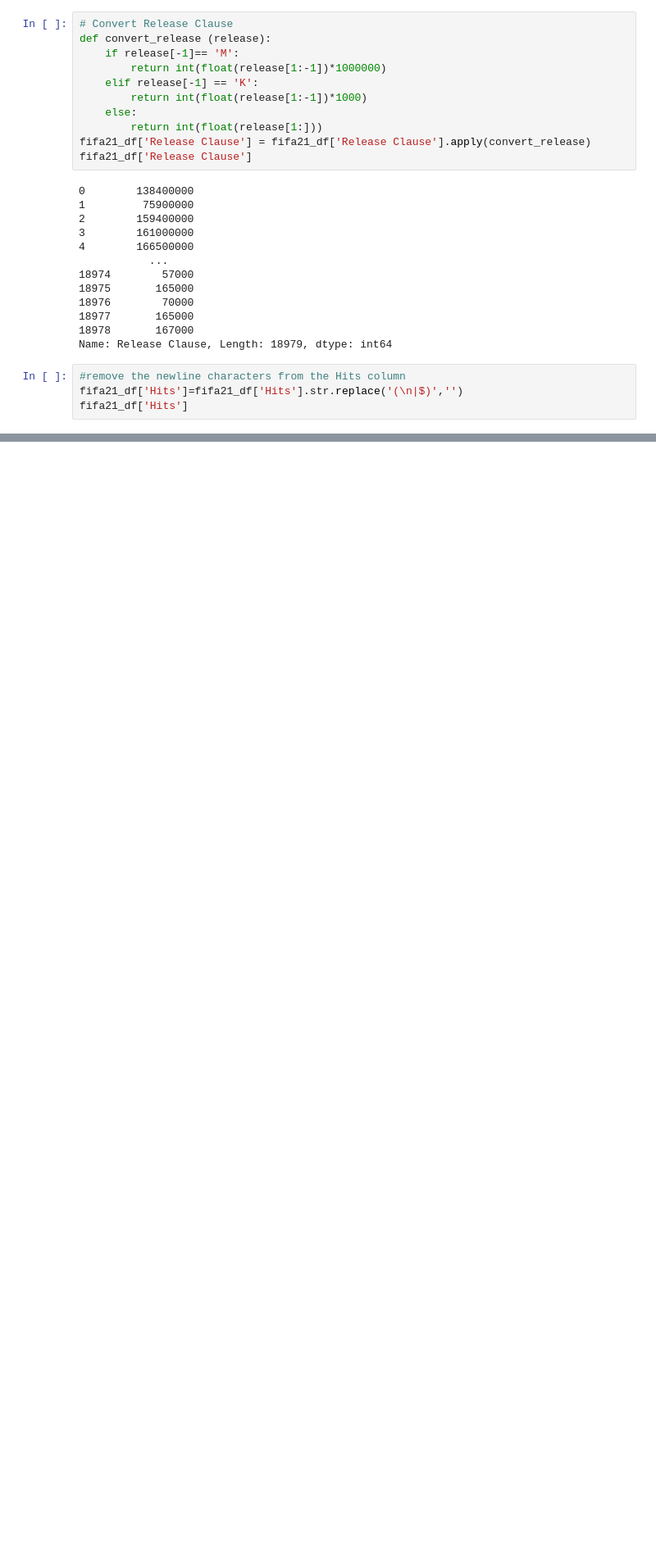
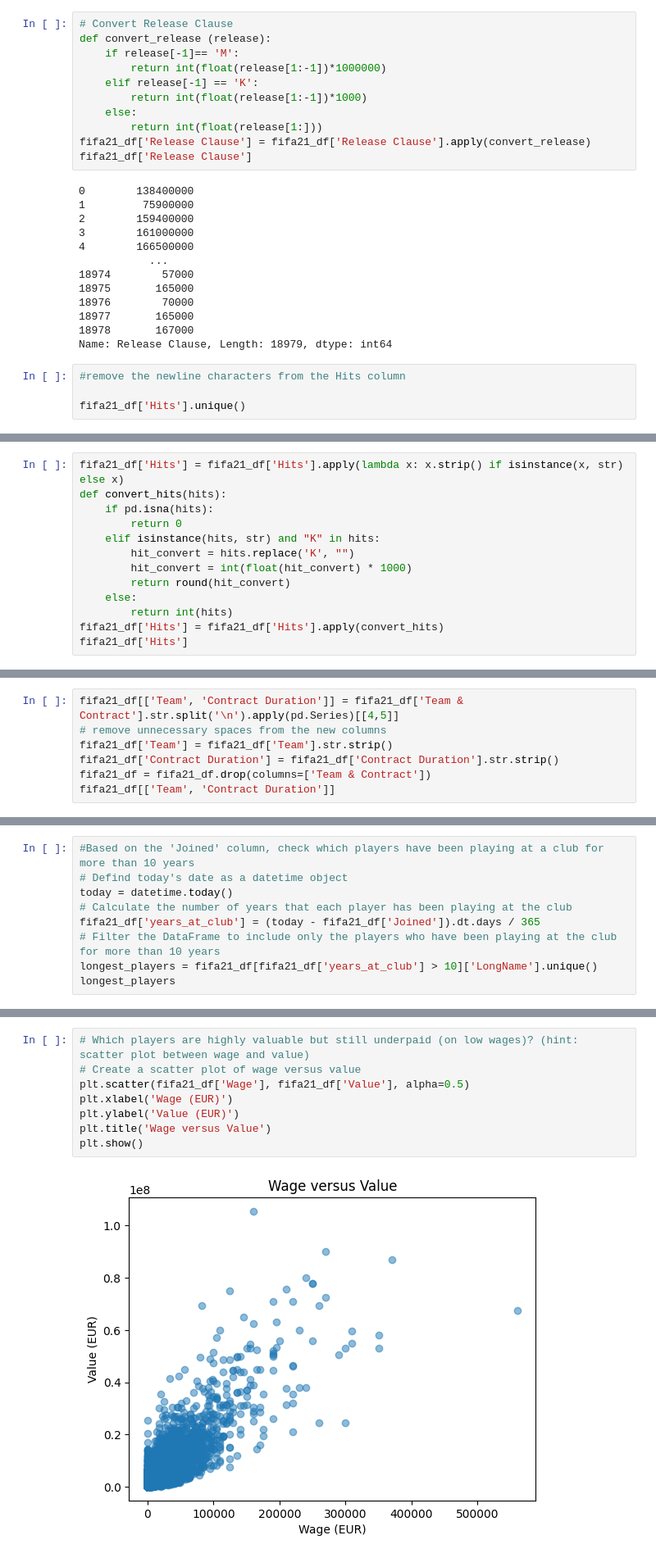
Before and after one commit to Lehuyen2528/Project, a Jupyter notebook: FIFA 21 Players/FIFA_21_Players.ipynb, the cells around one changed output, grey strips where cells are left out. Shown: that part at 82% size. Cells and saved outputs as stored; diff of their text form; blank space fills up the shorter version.

```diff
--- a/FIFA 21 Players/FIFA_21_Players.ipynb
+++ b/FIFA 21 Players/FIFA_21_Players.ipynb
@@ -293,6 +304,6 @@ fifa21_df['Release Clause']
 Name: Release Clause, Length: 18979, dtype: int64
 # %%
 #remove the newline characters from the Hits column
-fifa21_df['Hits']=fifa21_df['Hits'].str.replace('(\n|$)','')
-fifa21_df['Hits']
+
+fifa21_df['Hits'].unique()
 # %% [output]
@@ -310,0 +327,13 @@ Name: Hits, Length: 18979, dtype: object
+# %%
+fifa21_df['Hits'] = fifa21_df['Hits'].apply(lambda x: x.strip() if isinstance(x, str) else x)
+def convert_hits(hits):
+    if pd.isna(hits):
+        return 0
+    elif isinstance(hits, str) and "K" in hits:
+        hit_convert = hits.replace('K', "")
+        hit_convert = int(float(hit_convert) * 1000)
+        return round(hit_convert)
+    else:
+        return int(hits)
+fifa21_df['Hits'] = fifa21_df['Hits'].apply(convert_hits)
+fifa21_df['Hits']
@@ -310,0 +369,7 @@ Name: Hits, Length: 18979, dtype: object
+# %%
+fifa21_df[['Team', 'Contract Duration']] = fifa21_df['Team & Contract'].str.split('\n').apply(pd.Series)[[4,5]]
+# remove unnecessary spaces from the new columns
+fifa21_df['Team'] = fifa21_df['Team'].str.strip()
+fifa21_df['Contract Duration'] = fifa21_df['Contract Duration'].str.strip()
+fifa21_df = fifa21_df.drop(columns=['Team & Contract'])
+fifa21_df[['Team', 'Contract Duration']]
@@ -310,0 +390,9 @@ Name: Hits, Length: 18979, dtype: object
+# %%
+#Based on the 'Joined' column, check which players have been playing at a club for more than 10 years
+# Defind today's date as a datetime object
+today = datetime.today()
+# Calculate the number of years that each player has been playing at the club
+fifa21_df['years_at_club'] = (today - fifa21_df['Joined']).dt.days / 365
+# Filter the DataFrame to include only the players who have been playing at the club for more than 10 years
+longest_players = fifa21_df[fifa21_df['years_at_club'] > 10]['LongName'].unique()
+longest_players
@@ -310,0 +417,10 @@ Name: Hits, Length: 18979, dtype: object
+# %%
+# Which players are highly valuable but still underpaid (on low wages)? (hint: scatter plot between wage and value)
+# Create a scatter plot of wage versus value
+plt.scatter(fifa21_df['Wage'], fifa21_df['Value'], alpha=0.5)
+plt.xlabel('Wage (EUR)')
+plt.ylabel('Value (EUR)')
+plt.title('Wage versus Value')
+plt.show()
+# %% [output]
+[figure, added]
```
Also changed, not shown: parts of 12 cells of this notebook, 1 other file.
